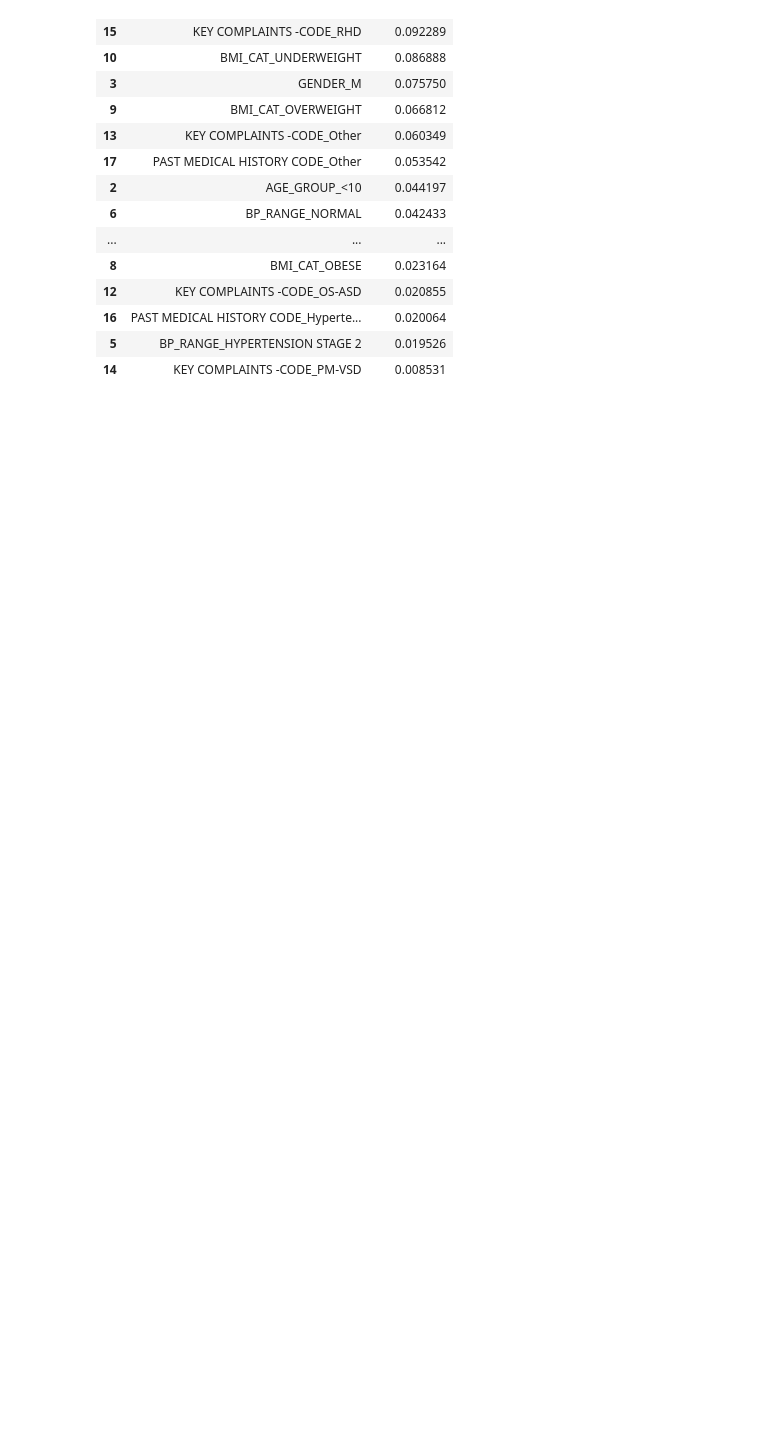
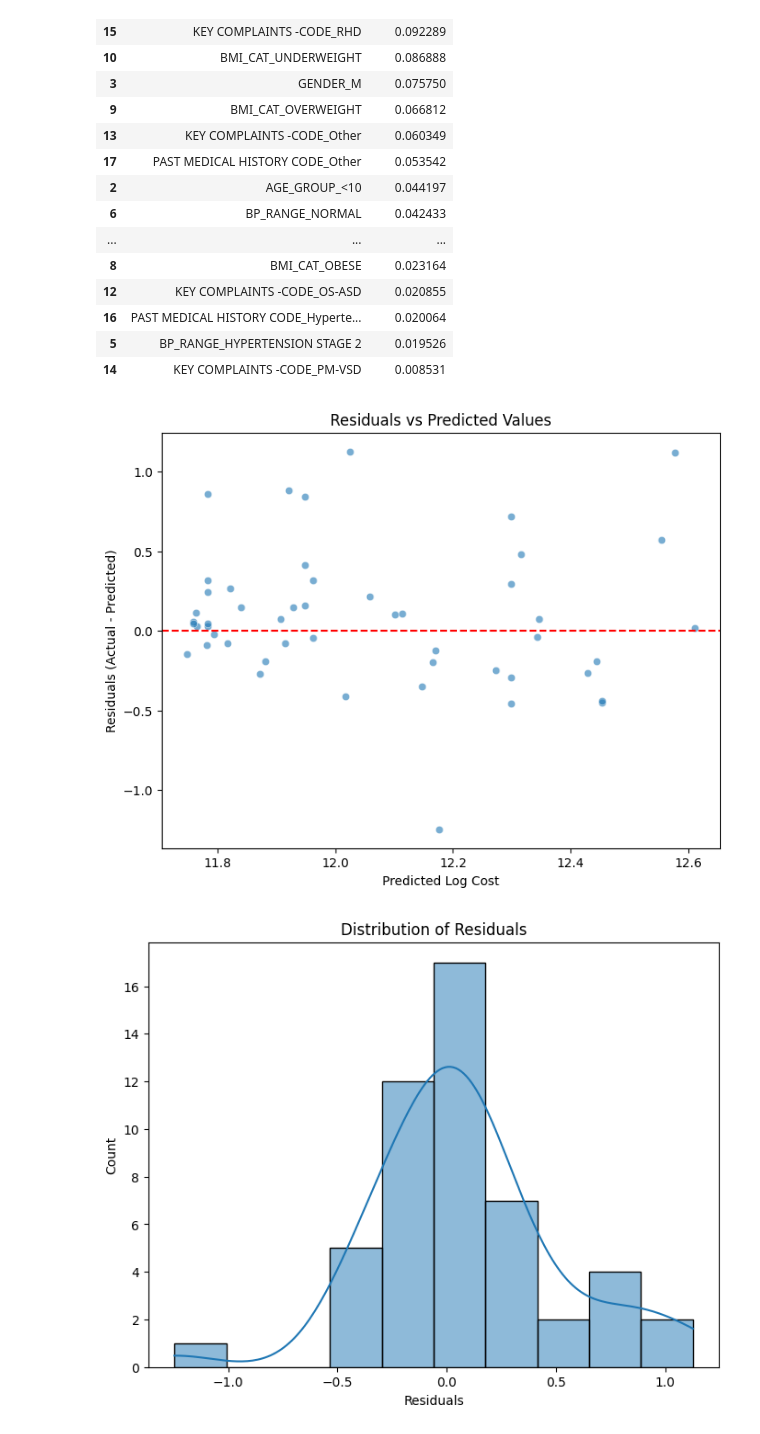
Before and after one commit to lmills724/Package-Pricing-Mission-Hospital-Project, a Jupyter notebook: pricing-predictions.ipynb, the cells around one changed output. Drawn from its saved outputs; the diff is of its cells as text; code cells hidden in the pictures; blank space fills up the shorter version.

Commit message:
Updates to modeling

```diff
--- a/pricing-predictions.ipynb
+++ b/pricing-predictions.ipynb
@@ -455,3 +455,25 @@ Random Forest R^2: 0.1785
 | 16 | PAST MEDICAL HISTORY CODE_Hyperte... | 0.020064 |
 | 5 | BP_RANGE_HYPERTENSION STAGE 2 | 0.019526 |
 | 14 | KEY COMPLAINTS -CODE_PM-VSD | 0.008531 |
+# %%
+# Calculate residuals
+residuals = y_test - y_pred_rf  # replace y_pred_rf with your model's predictions variable
+
+# Residuals vs Predicted plot
+plt.figure(figsize=(8,6))
+sns.scatterplot(x=y_pred_rf, y=residuals, alpha=0.6)
+plt.axhline(0, color='red', linestyle='--')
+plt.xlabel('Predicted Log Cost')
+plt.ylabel('Residuals (Actual - Predicted)')
+plt.title('Residuals vs Predicted Values')
+plt.show()
+
+# Histogram of residuals to check normality
+plt.figure(figsize=(8,6))
+sns.histplot(residuals, kde=True)
+plt.xlabel('Residuals')
+plt.title('Distribution of Residuals')
+plt.show()
+# %% [output]
+[figure, added]
+[figure, added]
```
